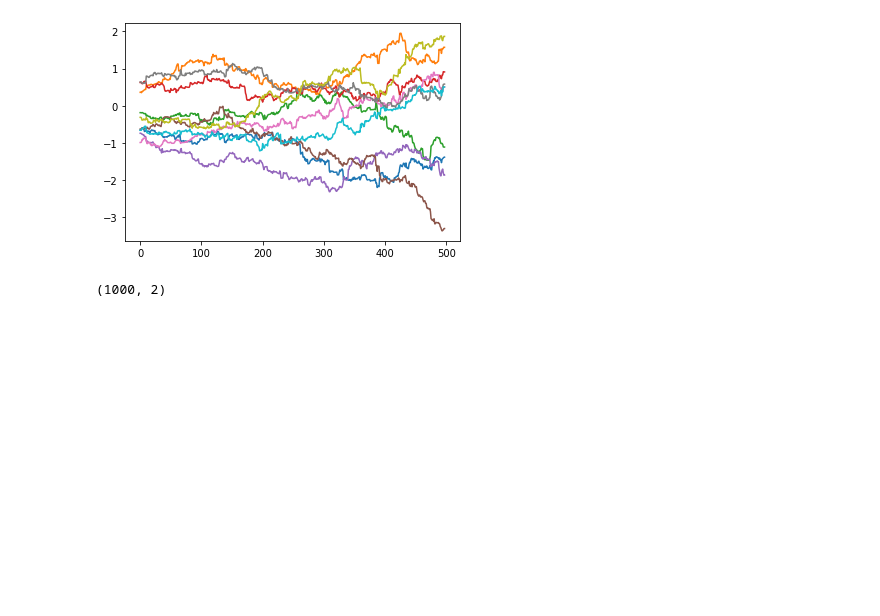
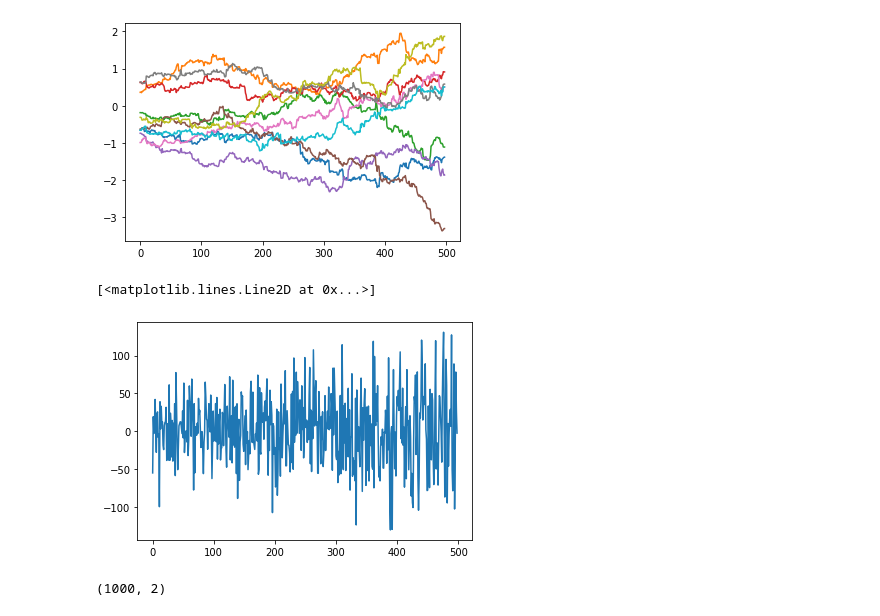
Before and after one commit to mariakesa/DayanAbbottExplorations, a Jupyter notebook: HebbianExploration.ipynb, the cells around one changed output. Cells and saved outputs as stored; diff of their text form; code cells hidden in the pictures; blank space fills up the shorter version.

```diff
--- a/HebbianExploration.ipynb
+++ b/HebbianExploration.ipynb
@@ -115,6 +115,11 @@ for j in range(0,10):
     plt.plot(w_arr[j,:])
 # %% [output]
 [figure]
+# %%
+plt.plot(v_lst)
+# %% [output]
+[<matplotlib.lines.Line2D at 0x...>]
+[figure, added]
 # %%
 #Take PCA of the weights matrix
 from sklearn.decomposition import PCA
```
